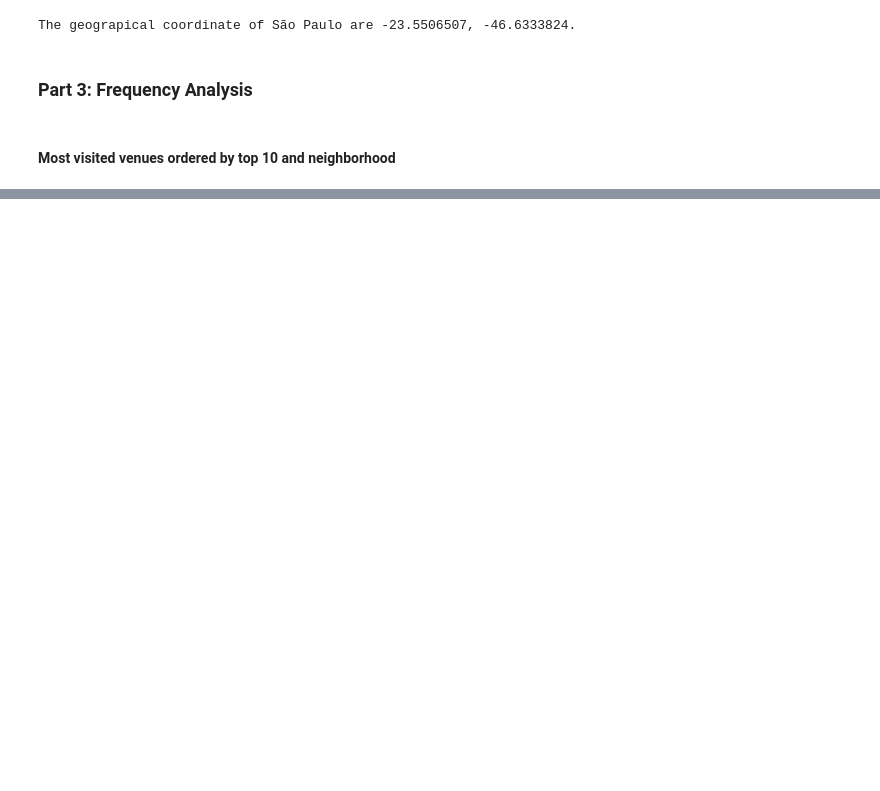
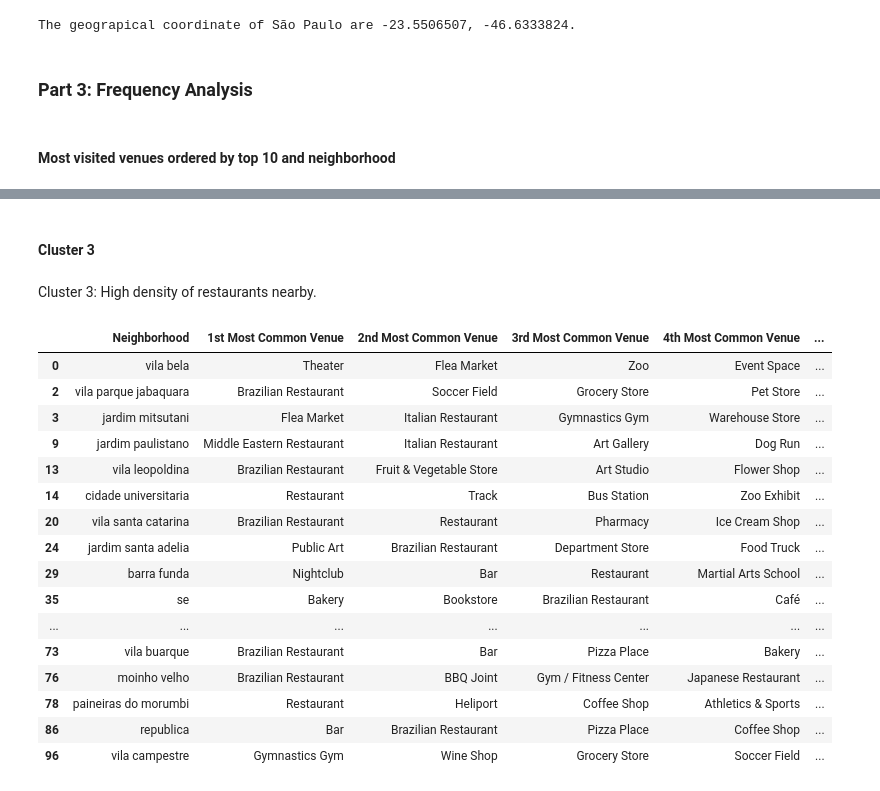
Before and after one commit to FernandoRFranca/Coursera_Capstone, a Jupyter notebook: Coursera Data Science Final Project.ipynb, the cells around one changed output, grey strips where cells are left out. Drawn from its saved outputs; the diff is of its cells as text; code cells hidden in the pictures; blank space fills up the shorter version.

```diff
--- a/Coursera Data Science Final Project.ipynb
+++ b/Coursera Data Science Final Project.ipynb
@@ -925,0 +1181,24 @@ saopaulo_map_with_venues = map_creator(saopaulo_venues, latitude=saopaulo_coordi
+# %% [markdown]
+#### Cluster 3
+# %% [markdown]
+Cluster 3: High density of restaurants nearby.
+# %%
+saopaulo_merged.loc[saopaulo_merged['Cluster Labels'] == 3, saopaulo_merged.columns[[0] + list(range(4, saopaulo_merged.shape[1]))]].head(30)
+# %% [output]
+|  | Neighborhood | 1st Most Common Venue | 2nd Most Common Venue | 3rd Most Common Venue | 4th Most Common Venue | ... |
+| 0 | vila bela | Theater | Flea Market | Zoo | Event Space | ... |
+| 2 | vila parque jabaquara | Brazilian Restaurant | Soccer Field | Grocery Store | Pet Store | ... |
+| 3 | jardim mitsutani | Flea Market | Italian Restaurant | Gymnastics Gym | Warehouse Store | ... |
+| 9 | jardim paulistano | Middle Eastern Restaurant | Italian Restaurant | Art Gallery | Dog Run | ... |
+| 13 | vila leopoldina | Brazilian Restaurant | Fruit & Vegetable Store | Art Studio | Flower Shop | ... |
+| 14 | cidade universitaria | Restaurant | Track | Bus Station | Zoo Exhibit | ... |
+| 20 | vila santa catarina | Brazilian Restaurant | Restaurant | Pharmacy | Ice Cream Shop | ... |
+| 24 | jardim santa adelia | Public Art | Brazilian Restaurant | Department Store | Food Truck | ... |
+| 29 | barra funda | Nightclub | Bar | Restaurant | Martial Arts School | ... |
+| 35 | se | Bakery | Bookstore | Brazilian Restaurant | Café | ... |
+| ... | ... | ... | ... | ... | ... | ... |
+| 73 | vila buarque | Brazilian Restaurant | Bar | Pizza Place | Bakery | ... |
+| 76 | moinho velho | Brazilian Restaurant | BBQ Joint | Gym / Fitness Center | Japanese Restaurant | ... |
+| 78 | paineiras do morumbi | Restaurant | Heliport | Coffee Shop | Athletics & Sports | ... |
+| 86 | republica | Bar | Brazilian Restaurant | Pizza Place | Coffee Shop | ... |
+| 96 | vila campestre | Gymnastics Gym | Wine Shop | Grocery Store | Soccer Field | ... |
```
Also changed, not shown: parts of 51 cells of this notebook, 1 other file.
